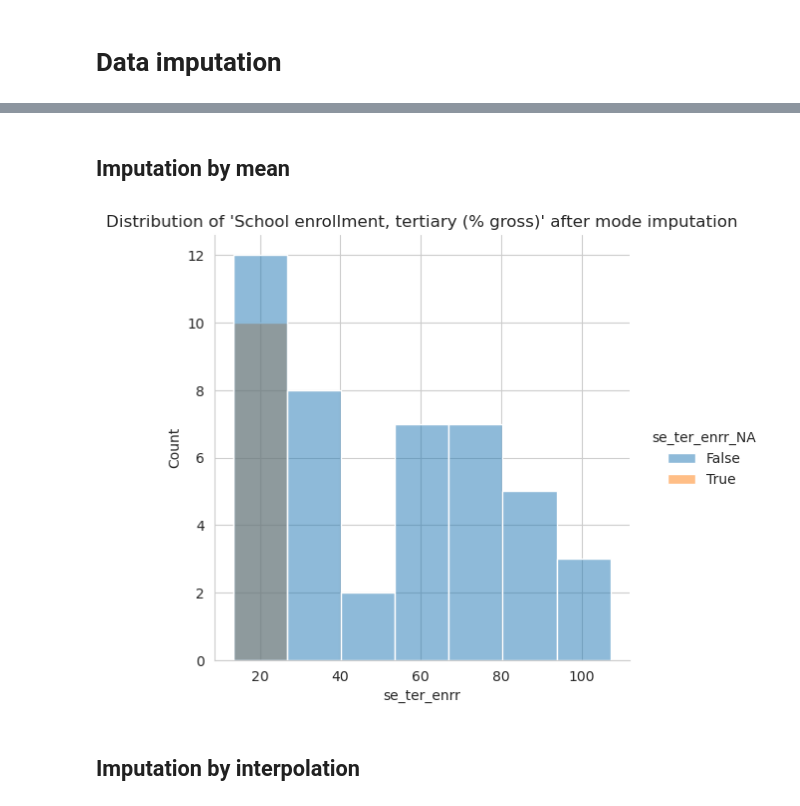
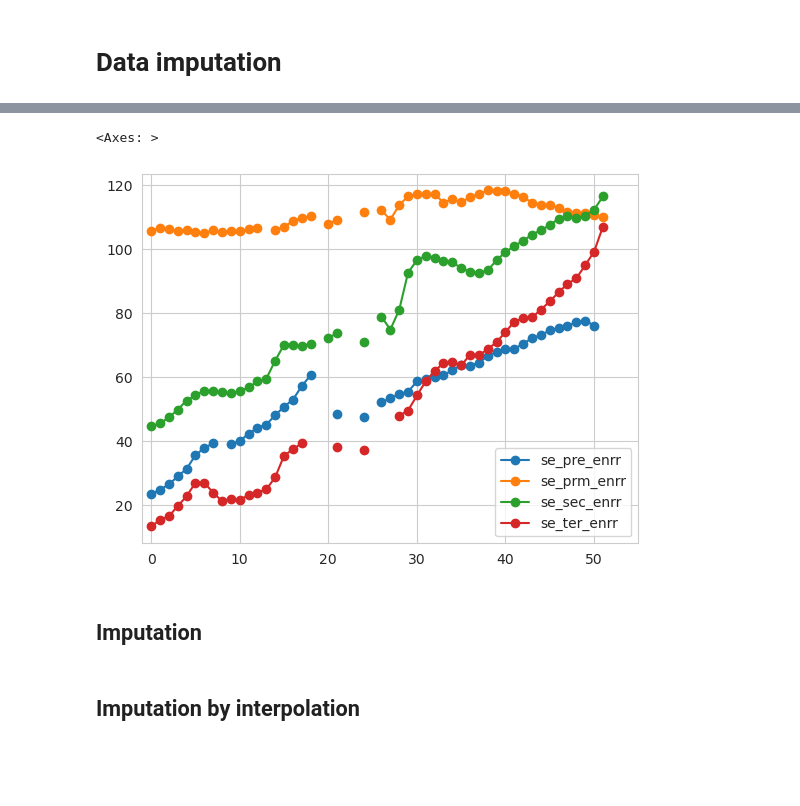
Before and after one commit to alejo-cuello/research-on-argentina, a Jupyter notebook: notebooks/0.2-alejo-impute_data.ipynb, the cells around one changed output, grey strips where cells are left out. Cells and saved outputs as stored; diff of their text form; code cells hidden in the pictures; blank space fills up the shorter version.

Commit message:
Use google colab to determine imputation method

```diff
--- a/notebooks/0.2-alejo-impute_data.ipynb
+++ b/notebooks/0.2-alejo-impute_data.ipynb
@@ -132,6 +133,7 @@ for i, col in enumerate(columns_with_missing_values):
+# %%
+arg_di_df[["se_pre_enrr","se_prm_enrr","se_sec_enrr","se_ter_enrr"]].plot(marker="o",xlim=(-1,55))
+# %% [output]
+<Axes: >
+[figure, added]
 # %% [markdown]
-## Imputation by mean
+## Imputation
-# %%
-plot_imputation_by_statistic(shadow_matrix, columns_with_missing_values[0], "mode")
-# %% [output]
-[figure, removed]
```
Also changed, not shown: parts of 9 cells of this notebook.
